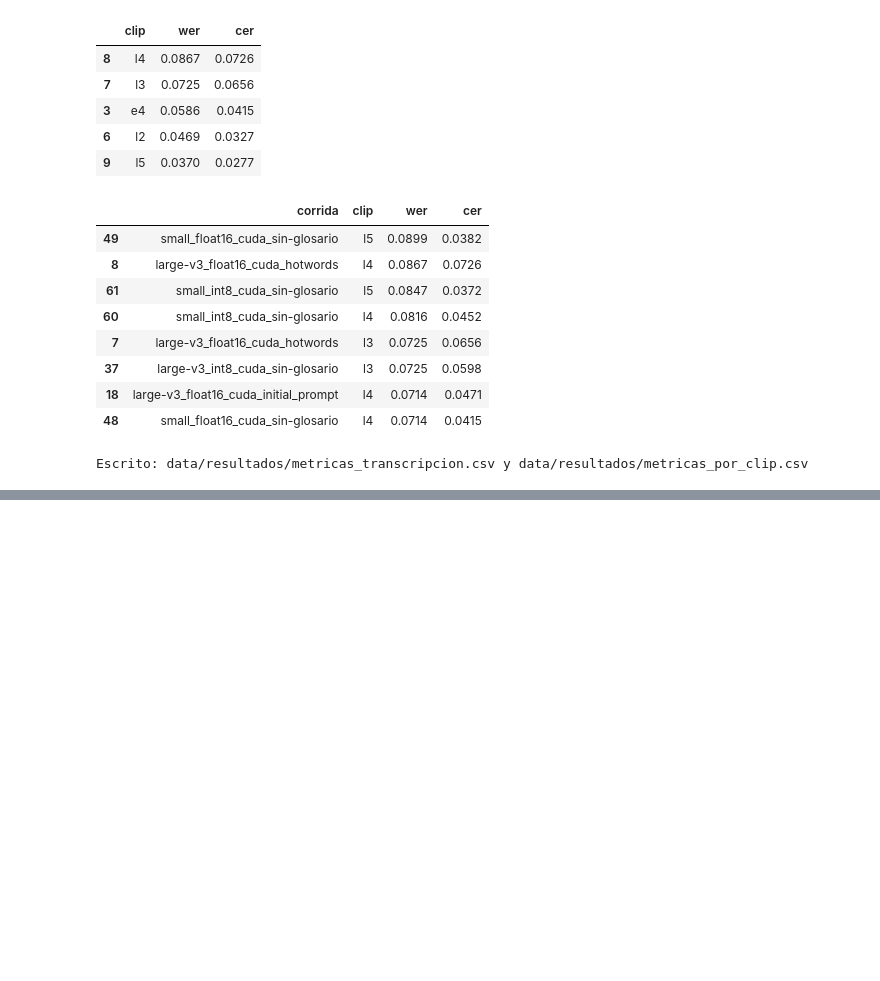
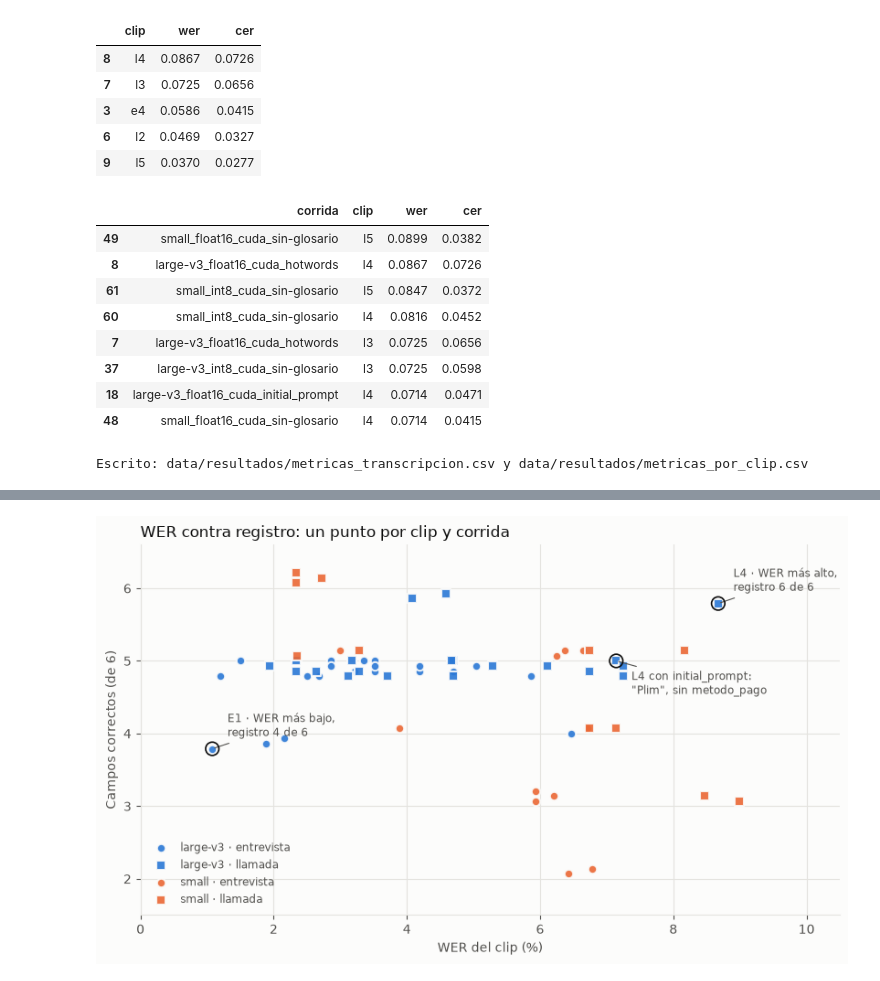
Before and after one commit to mmlis02/HW_05_202602, a Jupyter notebook: notebooks/06_resultados.ipynb, the cells around one changed output, grey strips where cells are left out. Cells and saved outputs as stored; diff of their text form; code cells hidden in the pictures; blank space fills up the shorter version.

```diff
--- a/notebooks/06_resultados.ipynb
+++ b/notebooks/06_resultados.ipynb
@@ -297,0 +565,4 @@ Por campo y por método de extracción.
+# %%
+ejemplos_small = {"e1": "Postgre", "e5": "avanzaba", "l3": "haciosas", "l5": "Ya pe"}
+for clip, palabra in ejemplos_small.items():
+    print(f"{clip}: {contexto(textos[SMALL][clip], palabra, 60, 40)}")
@@ -297,0 +580,5 @@ Por campo y por método de extracción.
+# %%
+puntos = por_clip[["corrida", "clip", "modelo", "wer"]].merge(
+    registro.groupby(["corrida", "clip"])["acierta"].sum().rename("campos_correctos").reset_index(), on=["corrida", "clip"])
+puntos["tarea"] = puntos["clip"].str[0].map({"e": "entrevista", "l": "llamada"})
+puntos.sort_values(["corrida", "clip"]).reset_index(drop=True)
@@ -297,0 +599,39 @@ Por campo y por método de extracción.
+# %%
+import matplotlib.pyplot as plt
+
+TINTA, TINTA_2, REJILLA, FONDO = "#0b0b0b", "#52514e", "#e4e3df", "#fcfcfb"
+COLOR = {"large-v3": "#2a78d6", "small": "#eb6834"}   # paleta categórica de referencia, slots 1 y 2
+FORMA = {"entrevista": "o", "llamada": "s"}
+
+fig, ax = plt.subplots(figsize=(8.5, 5), facecolor=FONDO)
+ax.set_facecolor(FONDO)
+desplazamiento = {c: (i - (len(ORDEN) - 2) / 2) * 0.07 for i, c in enumerate(ORDEN[1:])}  # separa puntos con el mismo valor
+for (modelo, tarea), g in puntos.groupby(["modelo", "tarea"]):
+    ax.scatter(g["wer"] * 100, g["campos_correctos"] + g["corrida"].map(desplazamiento), s=46, marker=FORMA[tarea],
+               color=COLOR[modelo], edgecolor=FONDO, linewidth=1.5, alpha=0.9, label=f"{modelo} · {tarea}", zorder=3)
+destacar = {(PRINCIPAL, "e1"): "E1 · WER más bajo,\nregistro 4 de 6", (PRINCIPAL, "l4"): "L4 · WER más alto,\nregistro 6 de 6",
+            (id_corrida(asr["modelo"], asr["compute_type"]["cuda"], "cuda", "initial_prompt"), "l4"): "L4 con initial_prompt:\n\"Plim\", sin metodo_pago"}
+for (corrida, clip), texto in destacar.items():
+    p = puntos[(puntos["corrida"] == corrida) & (puntos["clip"] == clip)].iloc[0]
+    x, y = p["wer"] * 100, p["campos_correctos"] + desplazamiento[corrida]
+    ax.scatter([x], [y], s=110, facecolor="none", edgecolor=TINTA, linewidth=1.2, zorder=4)
+    ax.annotate(texto, (x, y), xytext=(12, -26 if clip == "l4" and "initial" in corrida else 10), textcoords="offset points",
+                fontsize=8.5, color=TINTA_2, arrowprops=dict(arrowstyle="-", color=TINTA_2, linewidth=0.8))
+ax.set_xlabel("WER del clip (%)", color=TINTA_2)
+ax.set_ylabel("Campos correctos (de 6)", color=TINTA_2)
+ax.set_yticks(range(2, 7))
+ax.set_ylim(1.5, 6.6)
+ax.set_xlim(0, puntos["wer"].max() * 100 + 1.5)
+ax.grid(color=REJILLA, linewidth=0.8, zorder=0)
+for lado in ("top", "right"):
+    ax.spines[lado].set_visible(False)
+for lado in ("left", "bottom"):
+    ax.spines[lado].set_color(REJILLA)
+ax.tick_params(colors=TINTA_2)
+ax.set_title("WER contra registro: un punto por clip y corrida", loc="left", color=TINTA, fontsize=12)
+ax.legend(frameon=False, fontsize=8.5, labelcolor=TINTA_2, loc="lower left")
+fig.tight_layout()
+fig.savefig(rutas["figura_wer_registro"], dpi=150, facecolor=FONDO)
+plt.show()
+# %% [output]
+[figure, added]
```
Also changed, not shown: parts of 39 cells of this notebook, 5 other files.
